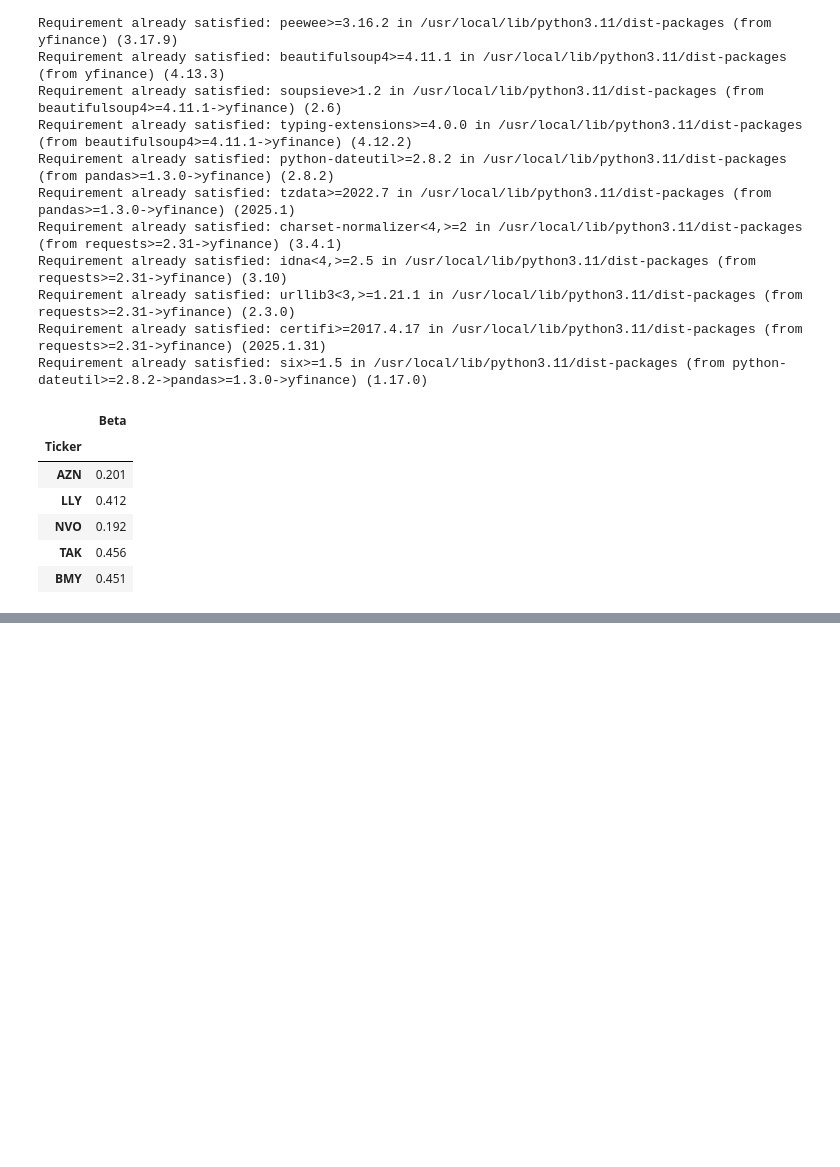
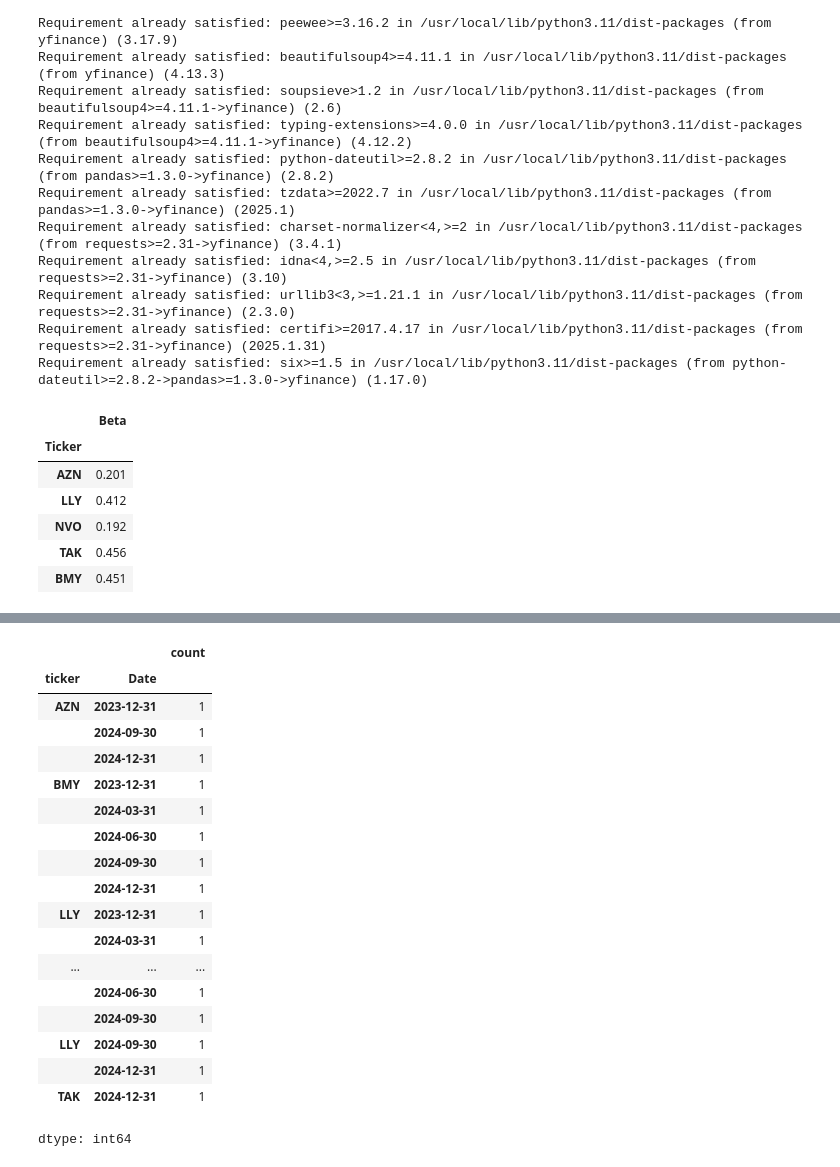
Before and after one commit to sarvarip/QuantitativeFinance, a Jupyter notebook: Pull_finance_data.ipynb, the cells around one changed output, grey strips where cells are left out. Cells and saved outputs as stored; diff of their text form; code cells hidden in the pictures; blank space fills up the shorter version.

```diff
--- a/Pull_finance_data.ipynb
+++ b/Pull_finance_data.ipynb
@@ -386,2 +286,25 @@ fin.iloc[-15:,:]
 # %%
 fin_all.to_csv('fin_all.csv')
+# %%
+#sanity check
+fin_all.reset_index()[['ticker', 'Date']].value_counts().sort_values()
+# %% [output]
+|  |  | count |
+| ticker | Date |  |
+| AZN | 2023-12-31 | 1 |
+|  | 2024-09-30 | 1 |
+|  | 2024-12-31 | 1 |
+| BMY | 2023-12-31 | 1 |
+|  | 2024-03-31 | 1 |
+|  | 2024-06-30 | 1 |
+|  | 2024-09-30 | 1 |
+|  | 2024-12-31 | 1 |
+| LLY | 2023-12-31 | 1 |
+|  | 2024-03-31 | 1 |
+| ... | ... | ... |
+|  | 2024-06-30 | 1 |
+|  | 2024-09-30 | 1 |
+| LLY | 2024-09-30 | 1 |
+|  | 2024-12-31 | 1 |
+| TAK | 2024-12-31 | 1 |
+dtype: int64
```
Also changed, not shown: parts of 12 cells of this notebook.
